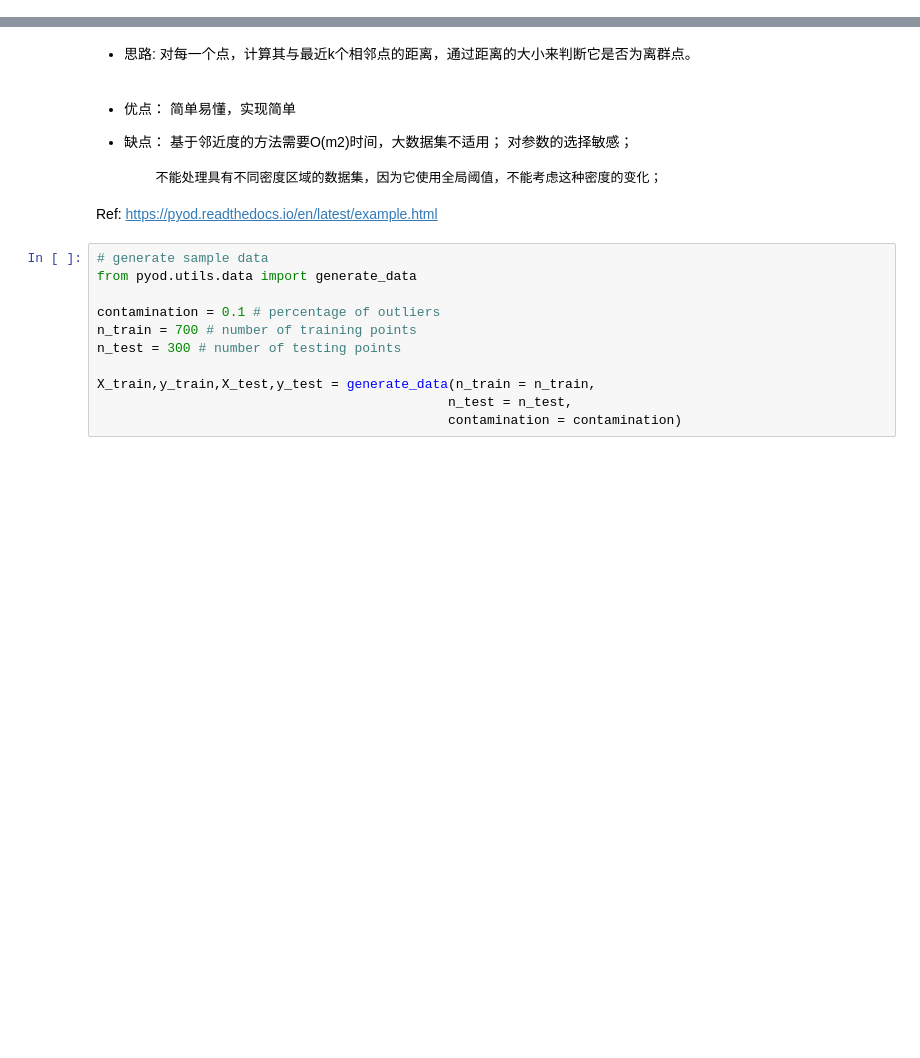
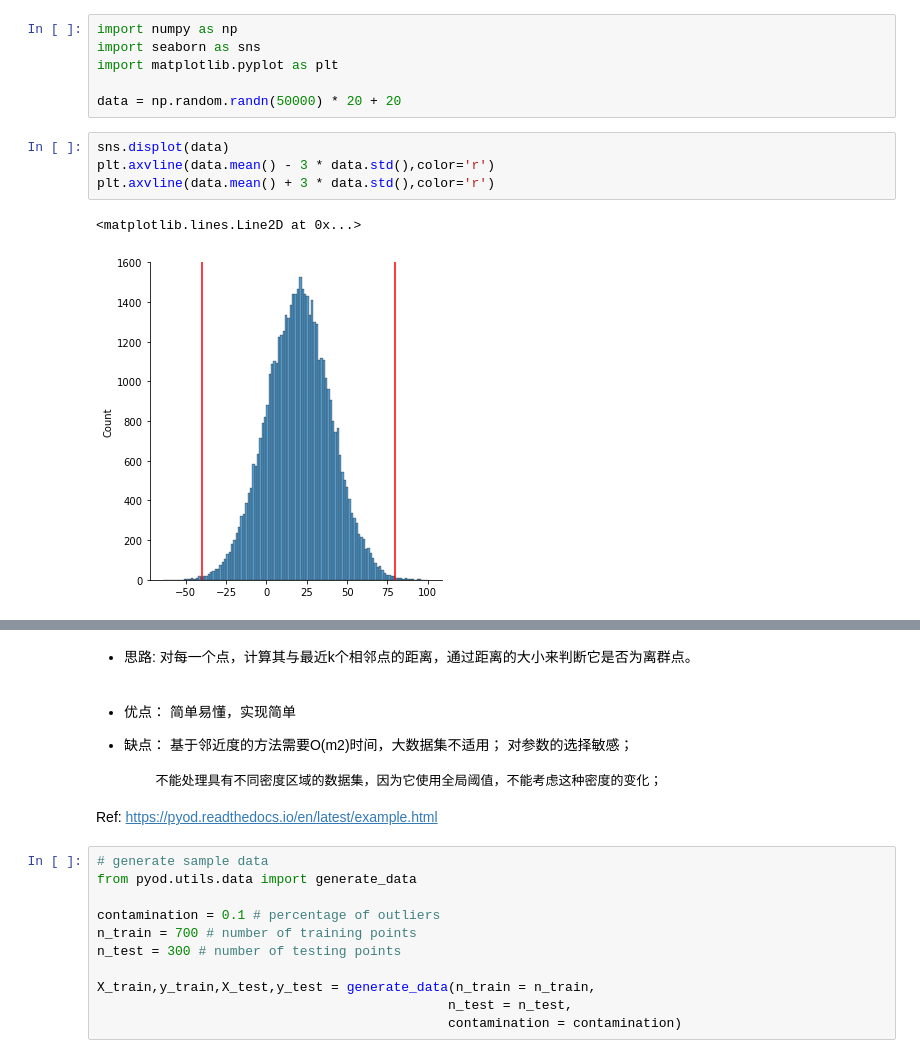
Before and after one commit to zzzaaannn/team-learning-data-mining, a Jupyter notebook: AnomalyDetection/HW-AnomalyDetection.ipynb, the cells around one changed output, grey strips where cells are left out. Saved outputs shown, nothing was run; the diff lists cells and outputs as text; blank space fills up the shorter version.

```diff
--- a/AnomalyDetection/HW-AnomalyDetection.ipynb
+++ b/AnomalyDetection/HW-AnomalyDetection.ipynb
@@ -0,0 +57,13 @@
+# %%
+import numpy as np
+import seaborn as sns
+import matplotlib.pyplot as plt
+
+data = np.random.randn(50000) * 20 + 20
+# %%
+sns.displot(data)
+plt.axvline(data.mean() - 3 * data.std(),color='r')
+plt.axvline(data.mean() + 3 * data.std(),color='r')
+# %% [output]
+<matplotlib.lines.Line2D at 0x...>
+[figure, added]
```
Also changed, not shown: parts of 26 cells of this notebook.
